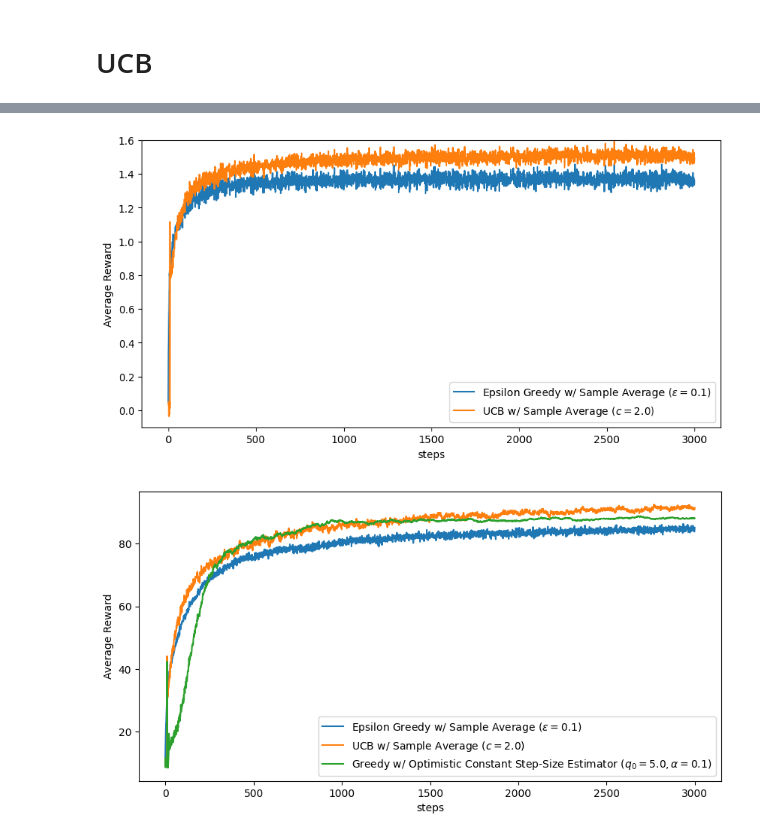
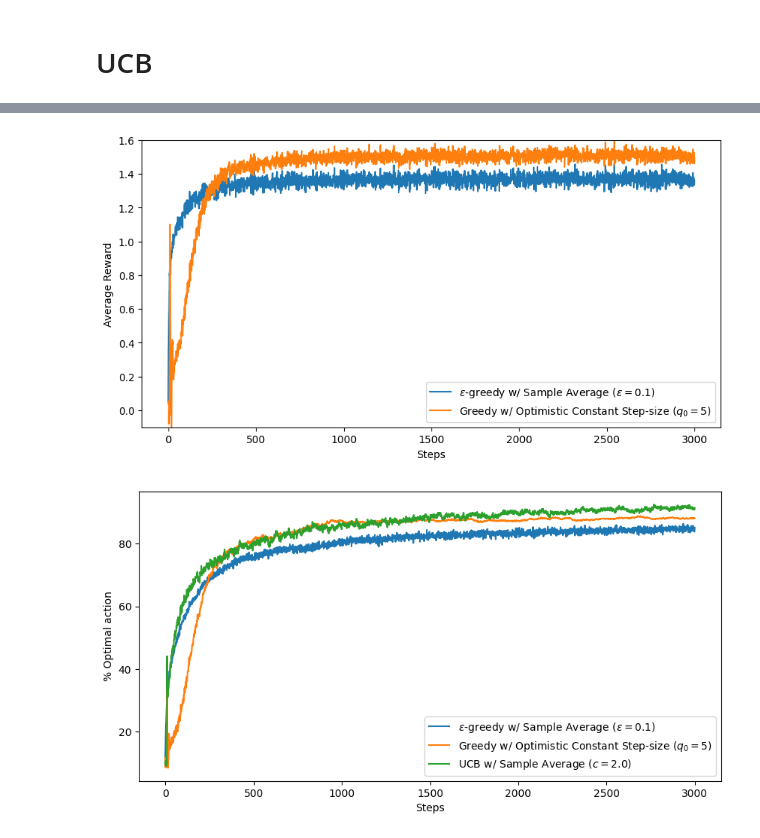
Before and after one commit to alex-ortan/RL_sutton_barto, a Jupyter notebook: ch2/k-armed_bandit_stationary_simulations.ipynb, the cells around one changed output, grey strips where cells are left out. Cells and saved outputs as stored; diff of their text form; code cells hidden in the pictures.

```diff
--- a/ch2/k-armed_bandit_stationary_simulations.ipynb
+++ b/ch2/k-armed_bandit_stationary_simulations.ipynb
@@ -34,7 +34,7 @@ for i, epsilon in enumerate(epsilons):
     results.append(
         run_experiment_parallel(
             R, T, k,
-            estimator=SampleAverageEstimator,
+            SampleAverageEstimator,
             epsilon=epsilon
         )
     )
@@ -136,17 +137,17 @@ plt.legend()
 %%time
 
 # Estimator and Agent parameters
-estimators = [SampleAverageEstimator, SampleAverageEstimator, ConstantStepSizeEstimator, ConstantStepSizeEstimator, ConstantStepSizeEstimator]
-agents =     [EpsilonGreedyAgent,     UCBAgent,               EpsilonGreedyAgent,        UCBAgent,                  UCBAgent]
-initial_qs = [0.0,                    0.0,                    5.0,                       0.0,                       5.0]
-epsilons =   [0.1,                    None,                   0.0,                       None,                      None]
-cs =         [None,                   2.0,                    None,                      2.0,                       2.0]
+estimators = [SampleAverageEstimator, ConstantStepSizeEstimator, SampleAverageEstimator, ConstantStepSizeEstimator, ConstantStepSizeEstimator]
+agents =     [EpsilonGreedyAgent,     EpsilonGreedyAgent,        UCBAgent,               UCBAgent,                  UCBAgent]
+initial_qs = [0.0,                    5.0,                       0.0,                    0.0,                       5.0]
+epsilons =   [0.1,                    0.0,                       None,                   None,                      None]
+cs =         [None,                   None,                      2.0,                    2.0,                       2.0]
 labels = [
-    "Epsilon Greedy w/ Sample Average ($\\epsilon = %.01f$)" % (epsilons[0]),
-    "UCB w/ Sample Average ($c = %.01f$)" % (cs[1]),
-    "Greedy w/ Optimistic Constant Step-Size Estimator ($q_0 = %.01f, \\alpha = 0.1$)" % (initial_qs[2]),
-    "UCB w/ Realistic Constant Step-Size Estimator ($q_0 = %.01f, \\alpha = 0.1, c = %.01f$)" % (initial_qs[3], cs[3]),
-    "UCB w/ Optimistic Constant Step-Size Estimator ($q_0 = %.01f, \\alpha = 0.1, c = %.01f$)" % (initial_qs[4], cs[4]),
+    "$\\epsilon$-greedy w/ Sample Average ($\\epsilon = %.01f$)" % (epsilons[0]),
+    "Greedy w/ Optimistic Constant Step-size ($q_0 = %.0f$)" % (initial_qs[1]),
+    "UCB w/ Sample Average ($c = %.01f$)" % (cs[2]),
+    "UCB w/ Realistic Constant Step-Size Estimator ($q_0 = %.01f, c = %.01f$)" % (initial_qs[3], cs[3]),
+    "UCB w/ Optimistic Constant Step-Size Estimator ($q_0 = %.01f, c = %.01f$)" % (initial_qs[4], cs[4]),
 ]
 
 results = []
@@ -171,25 +172,25 @@ plt.figure(figsize=(10, 5))
 for i, result in enumerate(results[0:2]):
     plt.plot(result["average_rewards"], label=labels[i])
 plt.ylim(-0.1, 1.6)
-plt.xlabel("steps")
+plt.xlabel("Steps")
 plt.ylabel("Average Reward")
 plt.legend()
 
 plt.savefig("../images/figure_2_4.png", bbox_inches="tight")
 # %% [output]
-[figure, old version]
+[figure, new version]
 # %%
 plt.figure(figsize=(10, 5))
 
 for i, result in enumerate(results[0:3]):
     plt.plot(result["percent_optimal_actions"], label=labels[i])
-plt.xlabel("steps")
-plt.ylabel("Average Reward")
+plt.xlabel("Steps")
+plt.ylabel("% Optimal action")
 plt.legend()
 
-plt.savefig("../images/figure_2_4_poa.png", bbox_inches="tight")
+plt.savefig("../images/figure_2_3_ucb.png", bbox_inches="tight")
 # %% [output]
-[figure, old version]
+[figure, new version]
 # %%
 plt.figure(figsize=(15, 10))
 
```
Also changed, not shown: parts of 14 cells of this notebook, 13 other files.
